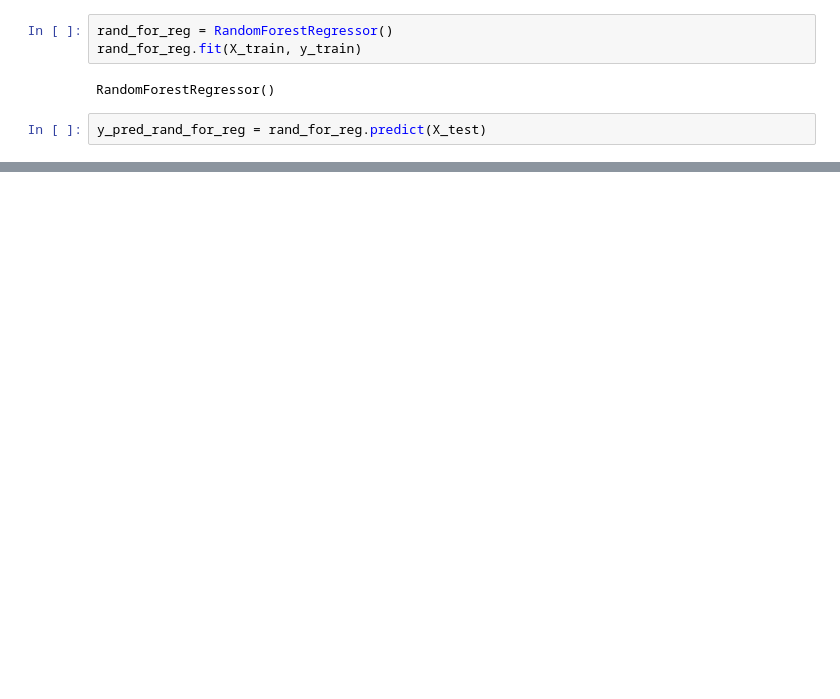
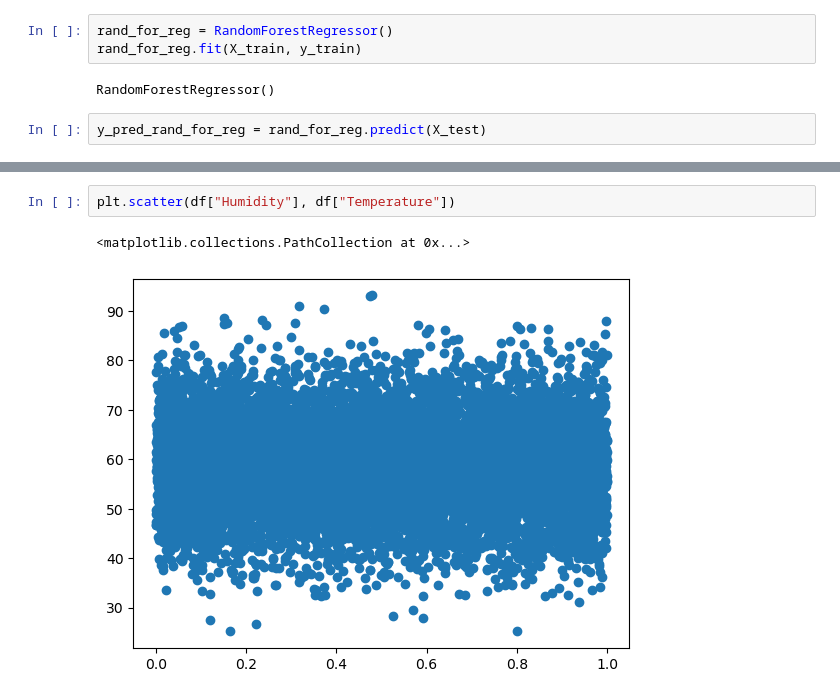
Before and after one commit to totallythemayor/STAT4185_Final_Project, a Jupyter notebook: main.ipynb, the cells around one changed output, grey strips where cells are left out. Cells and saved outputs as stored; diff of their text form; blank space fills up the shorter version.

```diff
--- a/main.ipynb
+++ b/main.ipynb
@@ -226,0 +258,5 @@ Root Mean Squared Error: 9.43646297149636
+# %%
+plt.scatter(df["Humidity"], df["Temperature"])
+# %% [output]
+<matplotlib.collections.PathCollection at 0x...>
+[figure, added]
```
Also changed, not shown: parts of 11 cells of this notebook.
